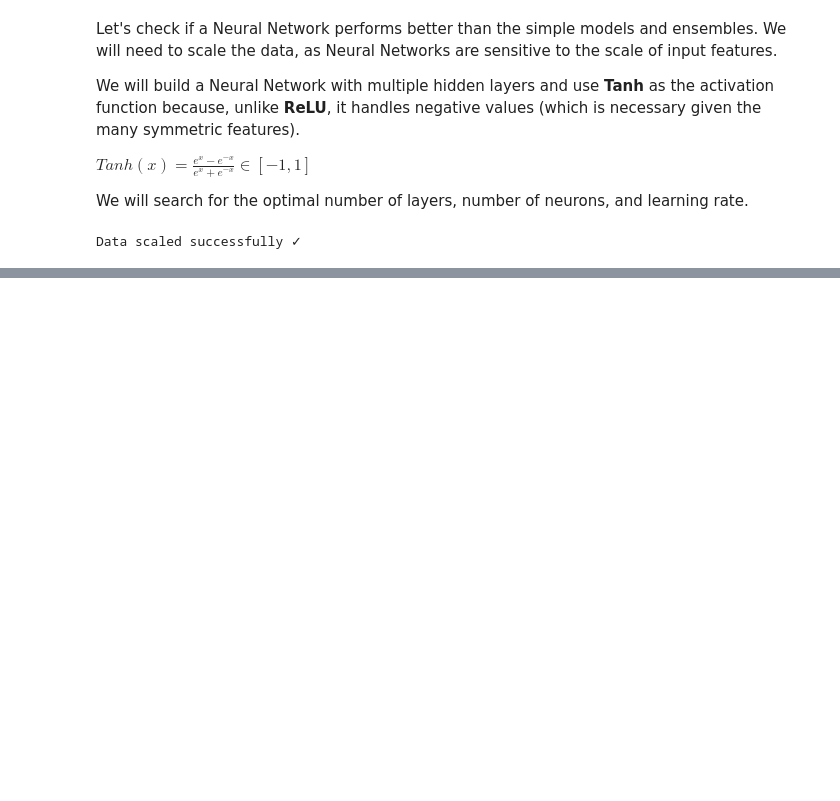
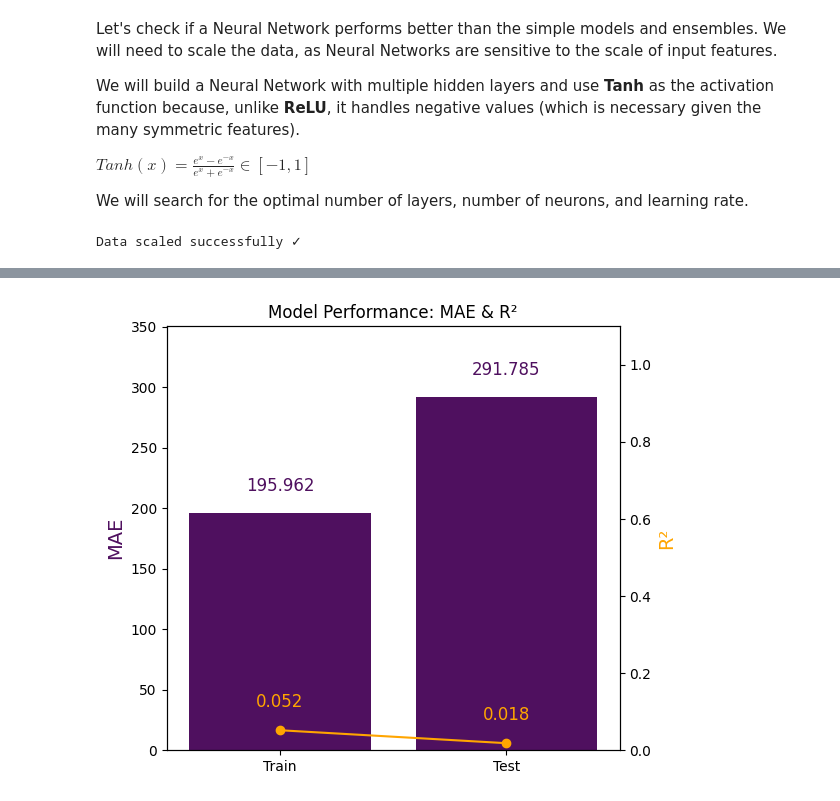
Before and after one commit to albert-ce/kaggle-chess-evaluations, a Jupyter notebook: Kaggle - Chess Evaluations.ipynb, the cells around one changed output, grey strips where cells are left out. Cells and saved outputs as stored; diff of their text form; code cells hidden in the pictures; blank space fills up the shorter version.

```diff
--- a/Kaggle - Chess Evaluations.ipynb
+++ b/Kaggle - Chess Evaluations.ipynb
@@ -1533,0 +1531,25 @@ print('Best Params:', bayes_search_nn.best_params_)
+# %%
+from skopt import BayesSearchCV
+from scikeras.wrappers import KerasRegressor
+
+params = {
+    'model__num_layers': (1, 5),
+    'model__num_neurons': (32, 256),
+    'model__learning_rate': (1e-5, 1e-2, 'log-uniform')
+}
+
+model = KerasRegressor(model=neural_network, epochs=20, batch_size=32, verbose=0)
+
+bayes_search_nn = BayesSearchCV(
+    estimator=model,
+    search_spaces=params,
+    cv=5,
+    n_iter=20,
+    random_state=42,
+    scoring='neg_mean_absolute_error'
+    )
+
+bayes_search_nn.fit(X_train_small_scaled, y_train_small)
+
+print('Best MAE (CV):', -bayes_search_nn.best_score_)
+print('Best Params:', bayes_search_nn.best_params_)
@@ -1557,0 +1681,11 @@ print('Best Params:', bayes_search_nn.best_params_)
+# %%
+from scikeras.wrappers import KerasRegressor
+
+params_nn = {
+    'learning_rate': 0.0033747526048801685,
+    'num_layers': 2,
+    'num_neurons': 227
+}
+
+nn = KerasRegressor(model=neural_network(**params_nn), epochs=20, batch_size=32, verbose=0, random_state=42)
+nn.fit(X_train, y_train)
@@ -1557,0 +1710,4 @@ print('Best Params:', bayes_search_nn.best_params_)
+# %%
+plot_model_mae_r2(nn, X_train, y_train, X_test, y_test)
+# %% [output]
+[figure, added]
```
Also changed, not shown: parts of 27 cells of this notebook.
